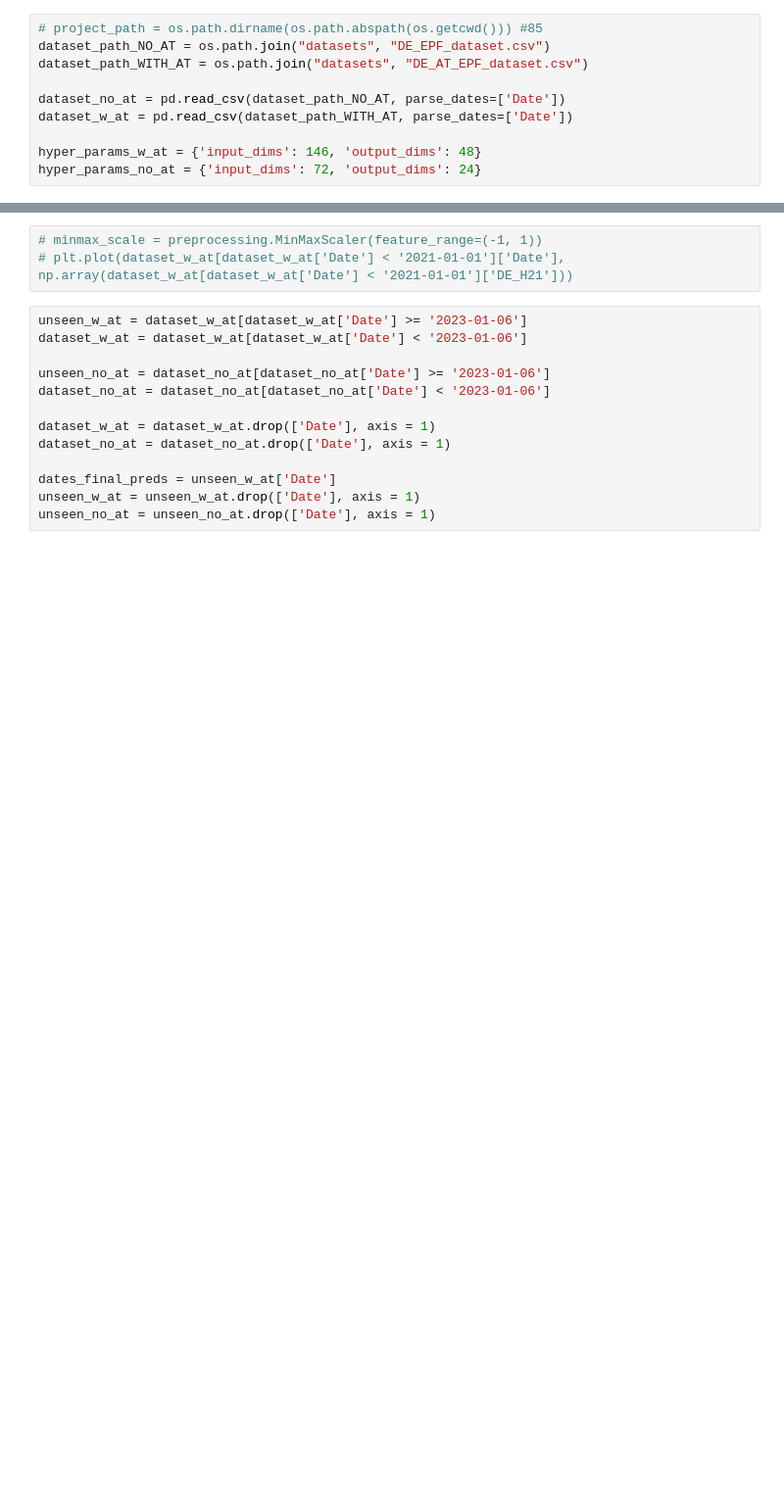
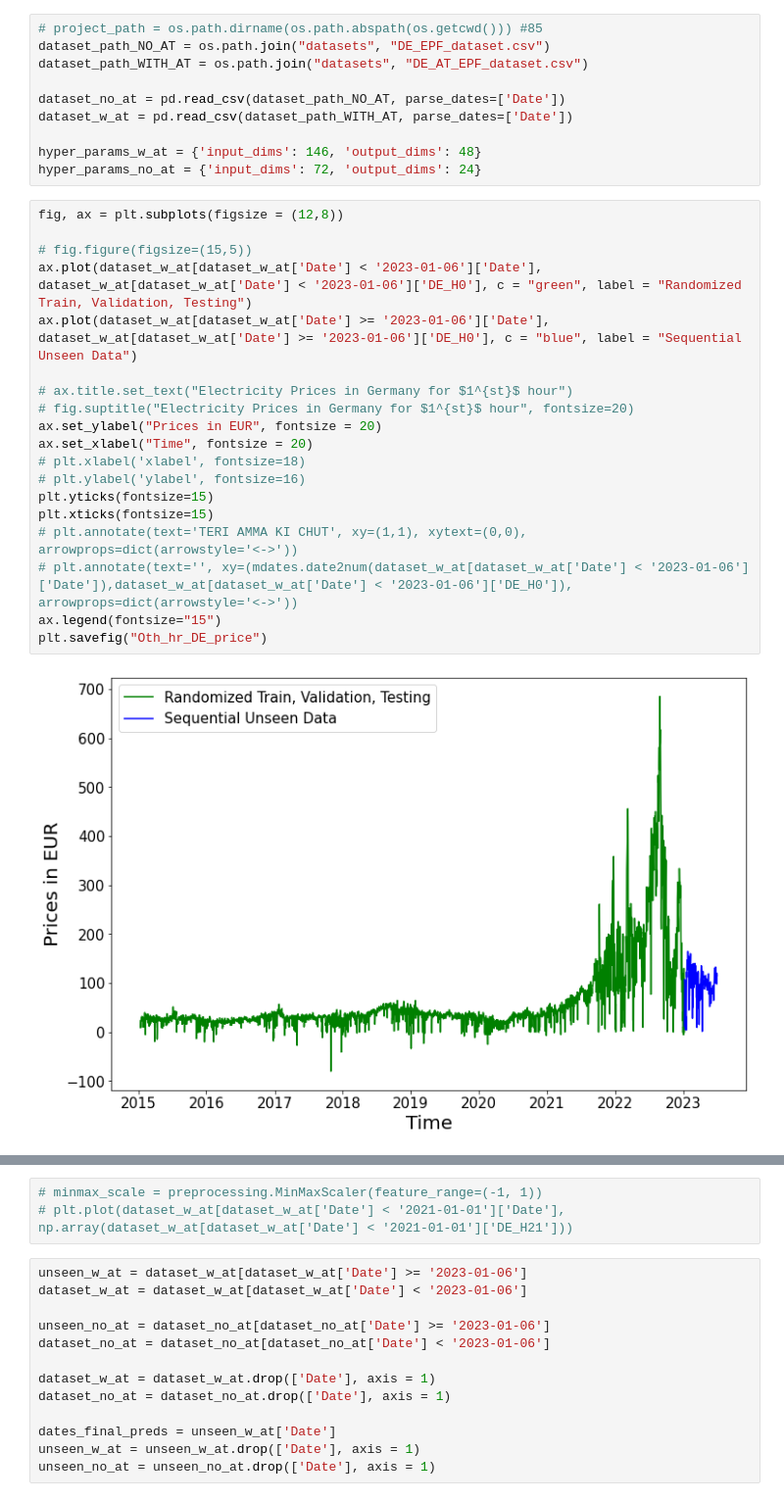
Before and after one commit to kabirkumar96/daise-seminar, a Jupyter notebook: EPF.ipynb, the cells around one changed output, grey strips where cells are left out. Shown at 98% size. Drawn from its saved outputs; the diff is of its cells as text; blank space fills up the shorter version.

```diff
--- a/EPF.ipynb
+++ b/EPF.ipynb
@@ -21,4 +22,25 @@ dataset_w_at = pd.read_csv(dataset_path_WITH_AT, parse_dates=['Date'])
 
 hyper_params_w_at = {'input_dims': 146, 'output_dims': 48}
 hyper_params_no_at = {'input_dims': 72, 'output_dims': 24}
+# %%
+fig, ax = plt.subplots(figsize = (12,8))
+
+# fig.figure(figsize=(15,5))
+ax.plot(dataset_w_at[dataset_w_at['Date'] < '2023-01-06']['Date'], dataset_w_at[dataset_w_at['Date'] < '2023-01-06']['DE_H0'], c = "green", label = "Randomized Train, Validation, Testing")
+ax.plot(dataset_w_at[dataset_w_at['Date'] >= '2023-01-06']['Date'], dataset_w_at[dataset_w_at['Date'] >= '2023-01-06']['DE_H0'], c = "blue", label = "Sequential Unseen Data")
+
+# ax.title.set_text("Electricity Prices in Germany for $1^{st}$ hour")
+# fig.suptitle("Electricity Prices in Germany for $1^{st}$ hour", fontsize=20)
+ax.set_ylabel("Prices in EUR", fontsize = 20)
+ax.set_xlabel("Time", fontsize = 20)
+# plt.xlabel('xlabel', fontsize=18)
+# plt.ylabel('ylabel', fontsize=16)
+plt.yticks(fontsize=15)
+plt.xticks(fontsize=15)
+# plt.annotate(text='TERI AMMA KI CHUT', xy=(1,1), xytext=(0,0), arrowprops=dict(arrowstyle='<->'))
+# plt.annotate(text='', xy=(mdates.date2num(dataset_w_at[dataset_w_at['Date'] < '2023-01-06']['Date']),dataset_w_at[dataset_w_at['Date'] < '2023-01-06']['DE_H0']), arrowprops=dict(arrowstyle='<->'))
+ax.legend(fontsize="15")
+plt.savefig("Oth_hr_DE_price")
+# %% [output]
+[figure, added]
 # %%
```
Also changed, not shown: parts of 12 cells of this notebook, 4 other files.
